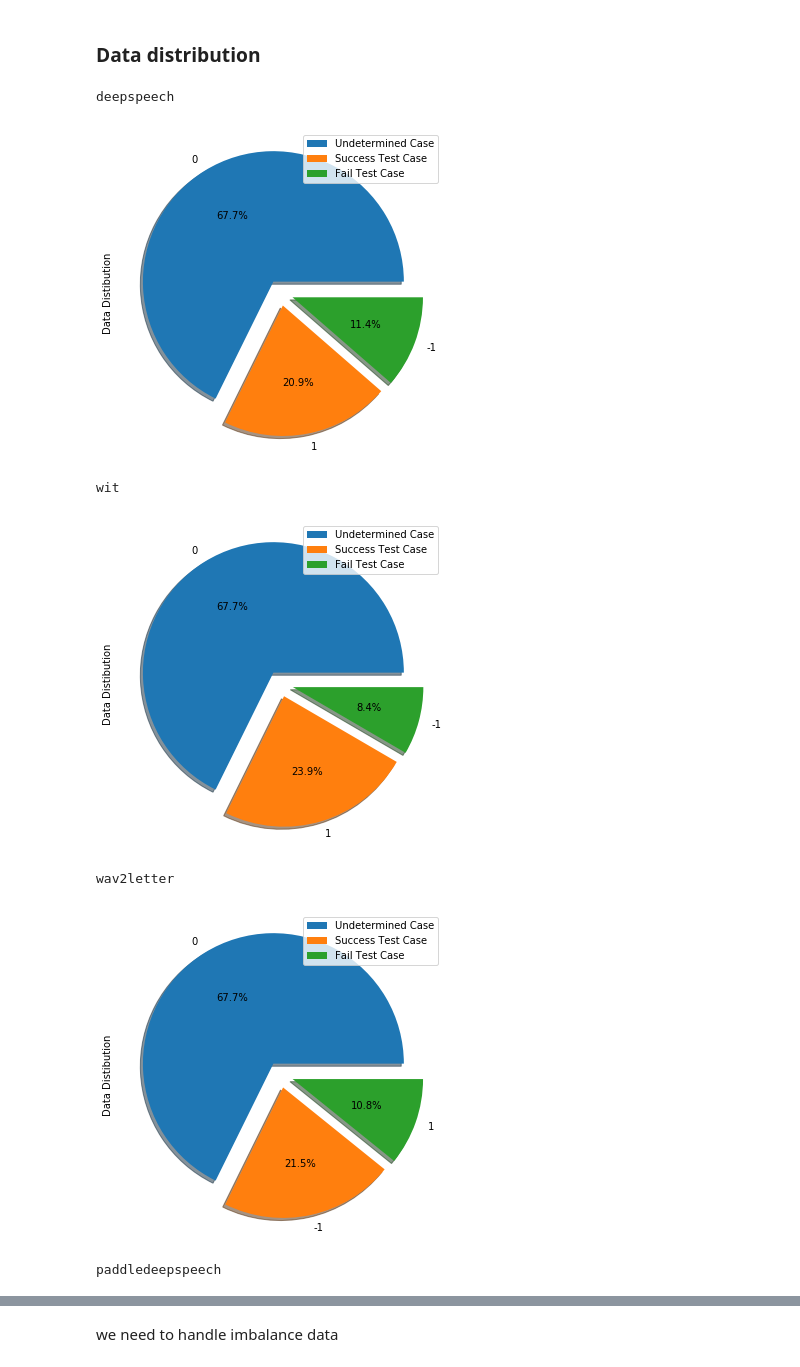
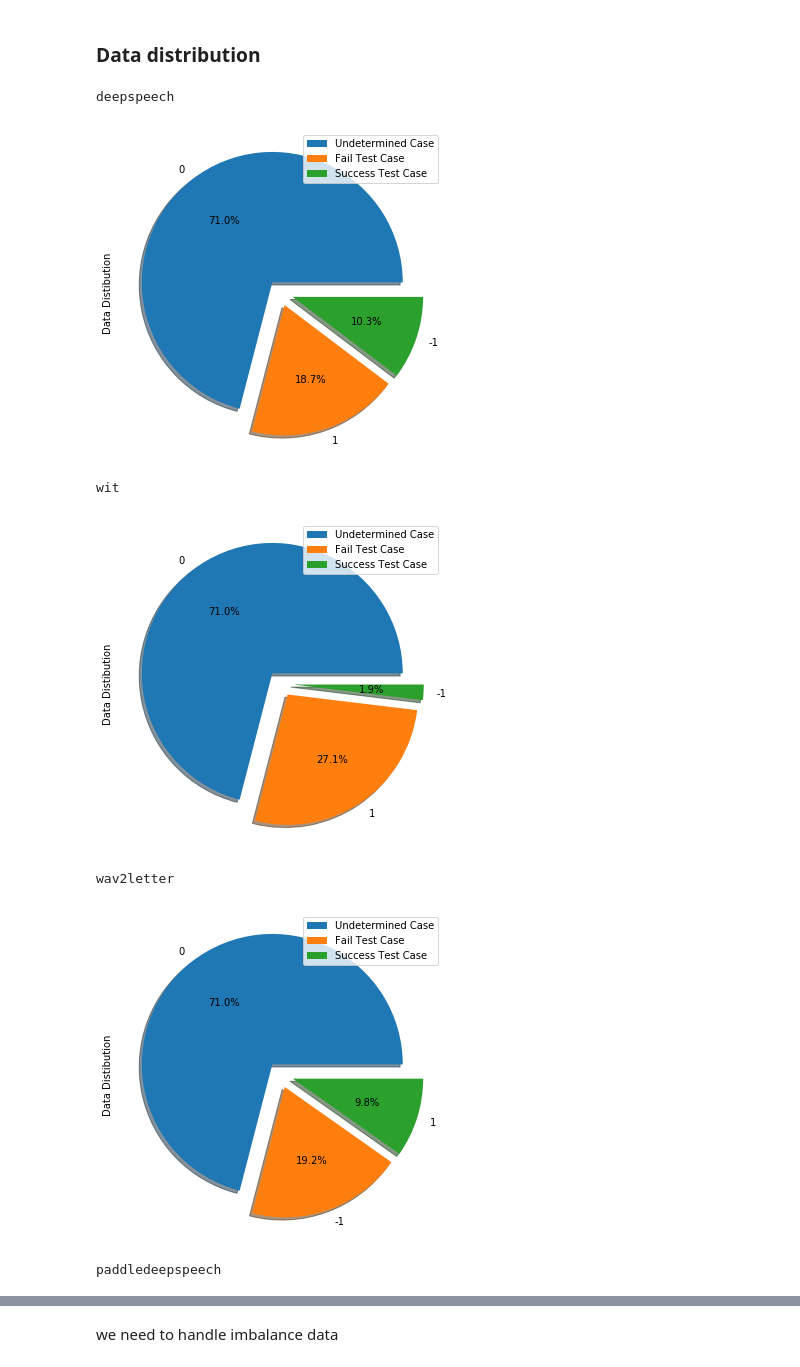
Before and after one commit to soarsmu/CrossASR, a Jupyter notebook: guided_system_word2vec.ipynb, the cells around one changed output, grey strips where cells are left out. Saved outputs shown, nothing was run; the diff lists cells and outputs as text; code cells hidden in the pictures.

```diff
--- a/guided_system_word2vec.ipynb
+++ b/guided_system_word2vec.ipynb
@@ -52,15 +56,2 @@ np.set_printoptions(precision=4)
 # %% [markdown]
 ### Read Data
-# %%
-DEEPSPEECH = "deepspeech"
-ALEXA = "alexa"
-GCLOUD = "gcloud"
-CHROMESPEECH = "gspeech"
-WIT = "wit"
-WAV2LETTER = "wav2letter"
-PADDLEDEEPSPEECH = "paddledeepspeech"
-SR = [DEEPSPEECH, WIT, WAV2LETTER, PADDLEDEEPSPEECH]
-
-df = {}
-for sr in SR :
-    df[sr] = utils.read_data("training_data/" + sr + ".txt")
@@ -135,7 +57,0 @@ d[0]
-# %%
-d = pd.DataFrame([""], columns=["sentence"])
-
-# d = pd.concat([df[DEEPSPEECH]["sentence"], df[DEEPSPEECH]["sentence"]])
-for sr in SR :
-    d = pd.concat([df[sr]["sentence"], d["sentence"]])
-    d = pd.DataFrame(d, columns=["sentence"])
@@ -171,0 +58,17 @@ df[WIT]["label"].hist()
+# %%
+SR = constant.SR
+TTS = constant.GOOGLE
+
+df = {}
+for sr in SR :
+    df[sr] = utils.read_data("data/" + TTS + "/" + sr + "/training_data.txt")
+
+
+# fpath = "data/google/wit/training_data.txt"
+
+# df = pd.read_csv(fpath, sep=",", header=None)
+# %%
+for key in df.keys() :
+    print("\n\n\n")
+    print(key)
+    print(df[key].groupby("label").describe())
@@ -174,17 +95,17 @@ df[WIT]["label"].hist()
 # %%
 for key in df.keys() :
     print("\n\n\n")
     print(key)
     # print(df[key].groupby("label").describe())
     df[key]["label"].value_counts().plot(kind = 'pie', explode = [0.1, 0.1, 0.1], figsize = (6, 6), autopct = '%1.1f%%', shadow = True)
     plt.ylabel("Data Distibution")
-    plt.legend(["Undetermined Case", "Success Test Case", "Fail Test Case"])
+    plt.legend(["Undetermined Case", "Fail Test Case", "Success Test Case"])
     plt.show()
 # %% [output]
 deepspeech
-[figure, old version]
+[figure, new version]
 wit
-[figure, old version]
+[figure, new version]
 wav2letter
-[figure, old version]
+[figure, new version]
 paddledeepspeech
```
Also changed, not shown: parts of 12 cells of this notebook.
